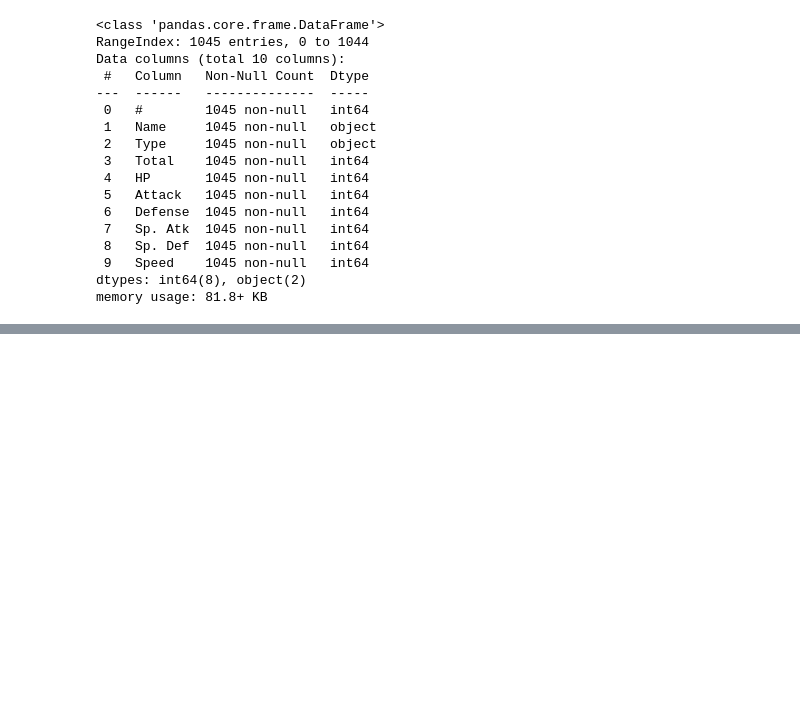
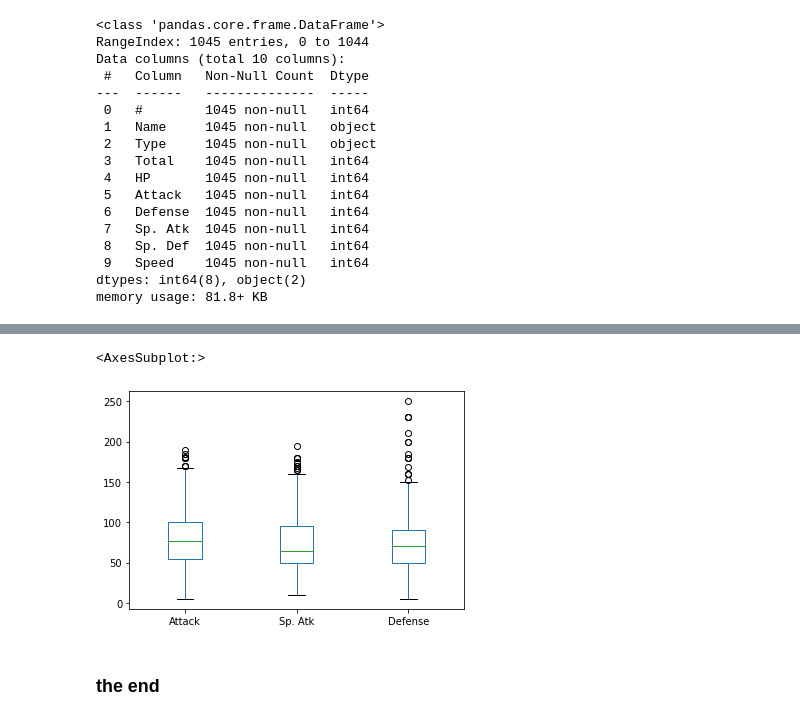
Before and after one commit to rrobles9112/TechExercise, a Jupyter notebook: Ejercicios.ipynb, the cells around one changed output, grey strips where cells are left out. Cells and saved outputs as stored; diff of their text form; code cells hidden in the pictures; blank space fills up the shorter version.

```diff
--- a/Ejercicios.ipynb
+++ b/Ejercicios.ipynb
@@ -928,0 +1041,3 @@ memory usage: 81.8+ KB
+# %%
+contenido = contenido.sort_values(by = 'Name')
+contenido
@@ -928,0 +1107,10 @@ memory usage: 81.8+ KB
+# %%
+import numpy
+contenido.get(['Attack', 'Sp. Atk','Defense']).plot(kind="box")
+
+# contenido.loc[numpy.logical_or(contenido['types'] == 'Dark', contenido['types'] == 'Grass Ice')]
+# %% [output]
+<AxesSubplot:>
+[figure, added]
+# %% [markdown]
+<h3>the end</h3>
```
Also changed, not shown: parts of 13 cells of this notebook, 3 other files.
